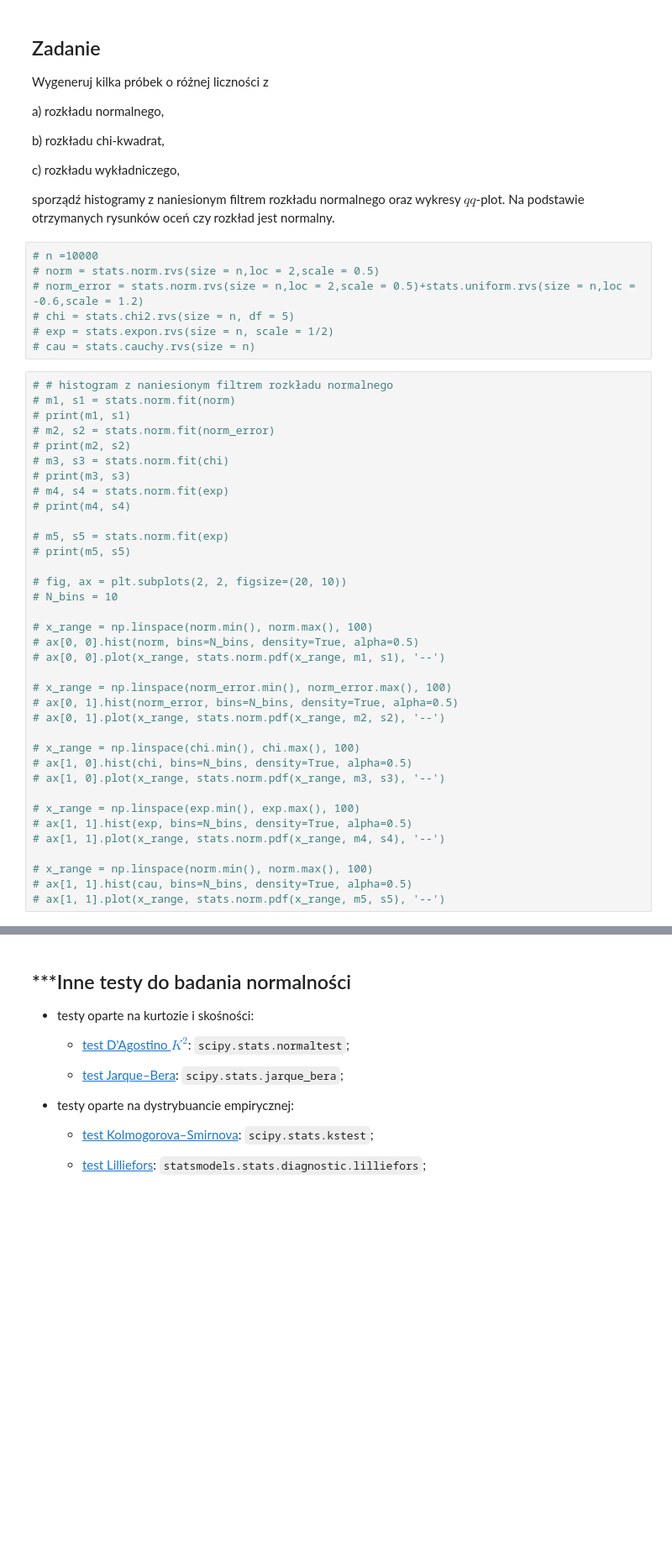
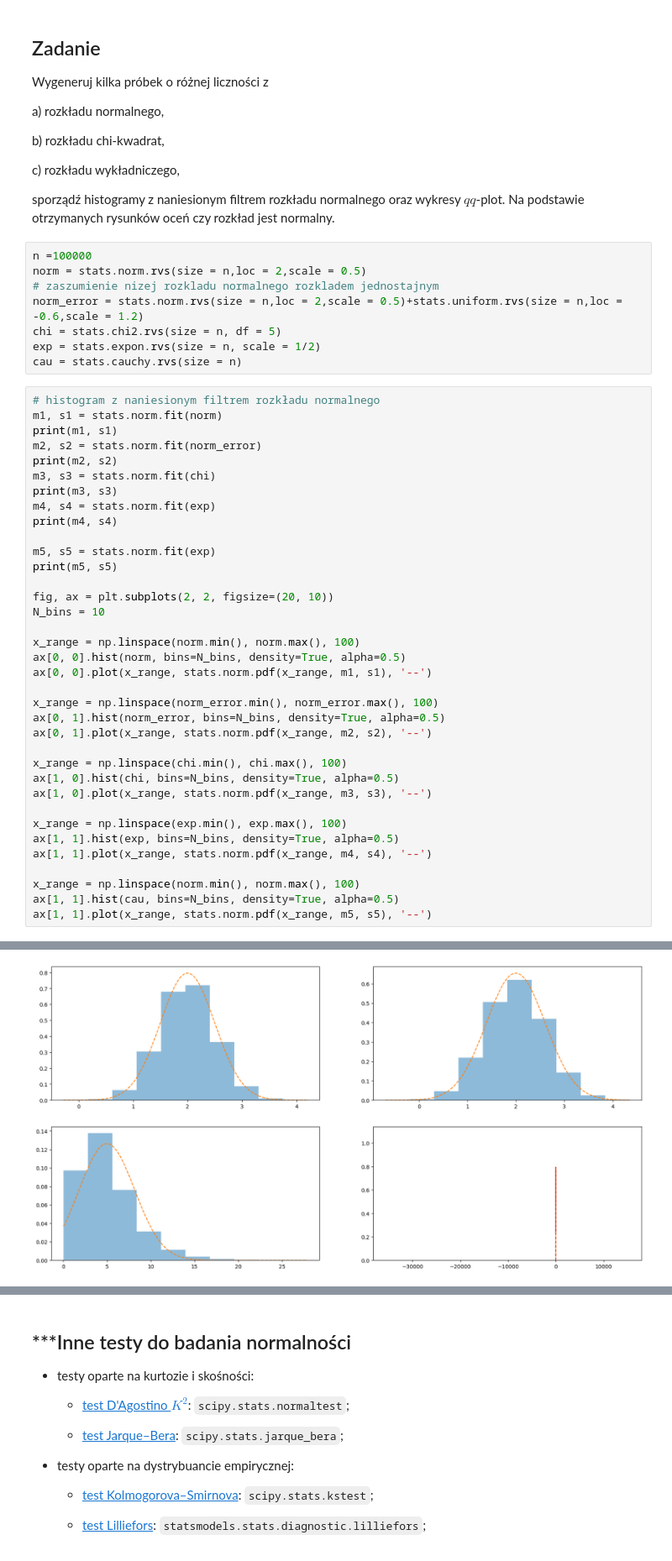
Before and after one commit to APozorska/Python_Statystyka_Regresja_fork, a Jupyter notebook: 01_statystyka/03_test_normalnosci_AP.ipynb, the cells around one changed output, grey strips where cells are left out. Shown at 84% size. Drawn from its saved outputs; the diff is of its cells as text; blank space fills up the shorter version.

```diff
--- a/01_statystyka/03_test_normalnosci_AP.ipynb
+++ b/01_statystyka/03_test_normalnosci_AP.ipynb
@@ -132,45 +301,47 @@ c) rozkładu wykładniczego,
 
 sporządź histogramy z naniesionym filtrem rozkładu normalnego oraz wykresy $qq$-plot. Na podstawie otrzymanych rysunków oceń czy rozkład jest normalny.
 # %%
-# n =10000
-# norm = stats.norm.rvs(size = n,loc = 2,scale = 0.5)
-# norm_error = stats.norm.rvs(size = n,loc = 2,scale = 0.5)+stats.uniform.rvs(size = n,loc = -0.6,scale = 1.2)
-# chi = stats.chi2.rvs(size = n, df = 5)
-# exp = stats.expon.rvs(size = n, scale = 1/2)
-# cau = stats.cauchy.rvs(size = n)
+n =100000
+norm = stats.norm.rvs(size = n,loc = 2,scale = 0.5)
+# zaszumienie nizej rozkladu normalnego rozkladem jednostajnym
+norm_error = stats.norm.rvs(size = n,loc = 2,scale = 0.5)+stats.uniform.rvs(size = n,loc = -0.6,scale = 1.2)
+chi = stats.chi2.rvs(size = n, df = 5)
+exp = stats.expon.rvs(size = n, scale = 1/2)
+cau = stats.cauchy.rvs(size = n)
 # %%
-# # histogram z naniesionym filtrem rozkładu normalnego
-# m1, s1 = stats.norm.fit(norm)
-# print(m1, s1)
-# m2, s2 = stats.norm.fit(norm_error)
-# print(m2, s2)
-# m3, s3 = stats.norm.fit(chi)
-# print(m3, s3)
-# m4, s4 = stats.norm.fit(exp)
-# print(m4, s4)
+# histogram z naniesionym filtrem rozkładu normalnego
+m1, s1 = stats.norm.fit(norm)
+print(m1, s1)
+m2, s2 = stats.norm.fit(norm_error)
+print(m2, s2)
+m3, s3 = stats.norm.fit(chi)
+print(m3, s3)
+m4, s4 = stats.norm.fit(exp)
+print(m4, s4)
 
-# m5, s5 = stats.norm.fit(exp)
-# print(m5, s5)
+m5, s5 = stats.norm.fit(exp)
+print(m5, s5)
 
-# fig, ax = plt.subplots(2, 2, figsize=(20, 10))
-# N_bins = 10
+fig, ax = plt.subplots(2, 2, figsize=(20, 10))
+N_bins = 10
 
-# x_range = np.linspace(norm.min(), norm.max(), 100)
-# ax[0, 0].hist(norm, bins=N_bins, density=True, alpha=0.5)
-# ax[0, 0].plot(x_range, stats.norm.pdf(x_range, m1, s1), '--')
+x_range = np.linspace(norm.min(), norm.max(), 100)
+ax[0, 0].hist(norm, bins=N_bins, density=True, alpha=0.5)
+ax[0, 0].plot(x_range, stats.norm.pdf(x_range, m1, s1), '--')
 
-# x_range = np.linspace(norm_error.min(), norm_error.max(), 100)
-# ax[0, 1].hist(norm_error, bins=N_bins, density=True, alpha=0.5)
-# ax[0, 1].plot(x_range, stats.norm.pdf(x_range, m2, s2), '--')
+x_range = np.linspace(norm_error.min(), norm_error.max(), 100)
+ax[0, 1].hist(norm_error, bins=N_bins, density=True, alpha=0.5)
+ax[0, 1].plot(x_range, stats.norm.pdf(x_range, m2, s2), '--')
 
-# x_range = np.linspace(chi.min(), chi.max(), 100)
-# ax[1, 0].hist(chi, bins=N_bins, density=True, alpha=0.5)
-# ax[1, 0].plot(x_range, stats.norm.pdf(x_range, m3, s3), '--')
+x_range = np.linspace(chi.min(), chi.max(), 100)
+ax[1, 0].hist(chi, bins=N_bins, density=True, alpha=0.5)
+ax[1, 0].plot(x_range, stats.norm.pdf(x_range, m3, s3), '--')
 
-# x_range = np.linspace(exp.min(), exp.max(), 100)
-# ax[1, 1].hist(exp, bins=N_bins, density=True, alpha=0.5)
-# ax[1, 1].plot(x_range, stats.norm.pdf(x_range, m4, s4), '--')
+x_range = np.linspace(exp.min(), exp.max(), 100)
+ax[1, 1].hist(exp, bins=N_bins, density=True, alpha=0.5)
+ax[1, 1].plot(x_range, stats.norm.pdf(x_range, m4, s4), '--')
 
-# x_range = np.linspace(norm.min(), norm.max(), 100)
-# ax[1, 1].hist(cau, bins=N_bins, density=True, alpha=0.5)
-# ax[1, 1].plot(x_range, stats.norm.pdf(x_range, m5, s5), '--')
+x_range = np.linspace(norm.min(), norm.max(), 100)
+ax[1, 1].hist(cau, bins=N_bins, density=True, alpha=0.5)
+ax[1, 1].plot(x_range, stats.norm.pdf(x_range, m5, s5), '--')
+# %% [output]
@@ -176,0 +354 @@ sporządź histogramy z naniesionym filtrem rozkładu normalnego oraz wykresy $q
+[figure, added]
```
Also changed, not shown: parts of 29 cells of this notebook, 1 other file.
